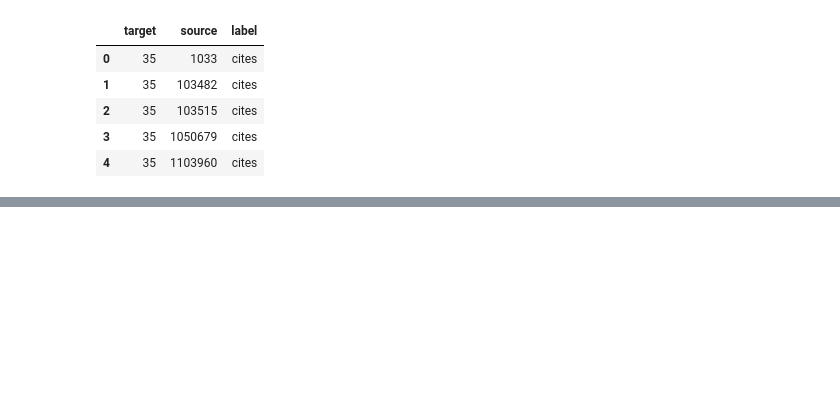
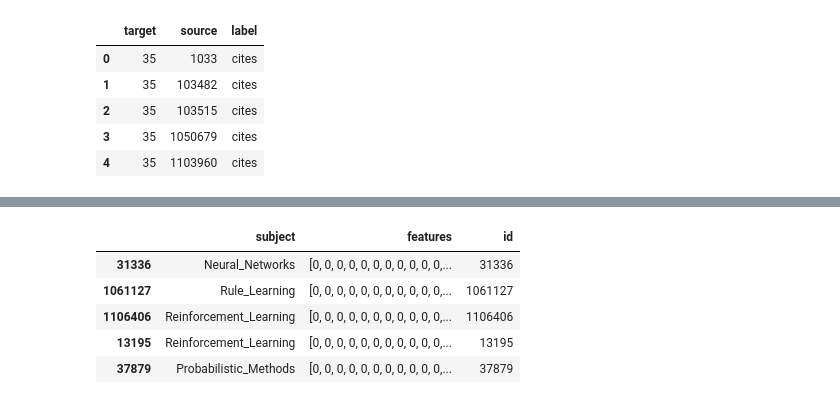
Before and after one commit to SeyfGoumeida/Supervised_Learning_Cora_Citeseed_PubMed, a Jupyter notebook: Projet_«_Apprentissage_supervisé_».ipynb, the cells around one changed output, grey strips where cells are left out. Drawn from its saved outputs; the diff is of its cells as text; code cells hidden in the pictures; blank space fills up the shorter version.

```diff
--- a/Projet_«_Apprentissage_supervisé_».ipynb
+++ b/Projet_«_Apprentissage_supervisé_».ipynb
@@ -238,0 +219,14 @@ display(edge_list.head(5))
+# %%
+# gather all features into lists under 'features' column.
+node_list["features"] = node_list[feature_names].values.tolist()
+
+node_list = node_list.drop(columns=feature_names)
+node_list["id"] = node_list.index
+node_list.head(5)
+# %% [output]
+|  | subject | features | id |
+| 31336 | Neural_Networks | [0, 0, 0, 0, 0, 0, 0, 0, 0, 0, 0,... | 31336 |
+| 1061127 | Rule_Learning | [0, 0, 0, 0, 0, 0, 0, 0, 0, 0, 0,... | 1061127 |
+| 1106406 | Reinforcement_Learning | [0, 0, 0, 0, 0, 0, 0, 0, 0, 0, 0,... | 1106406 |
+| 13195 | Reinforcement_Learning | [0, 0, 0, 0, 0, 0, 0, 0, 0, 0, 0,... | 13195 |
+| 37879 | Probabilistic_Methods | [0, 0, 0, 0, 0, 0, 0, 0, 0, 0, 0,... | 37879 |
```
Also changed, not shown: parts of 9 cells of this notebook.
